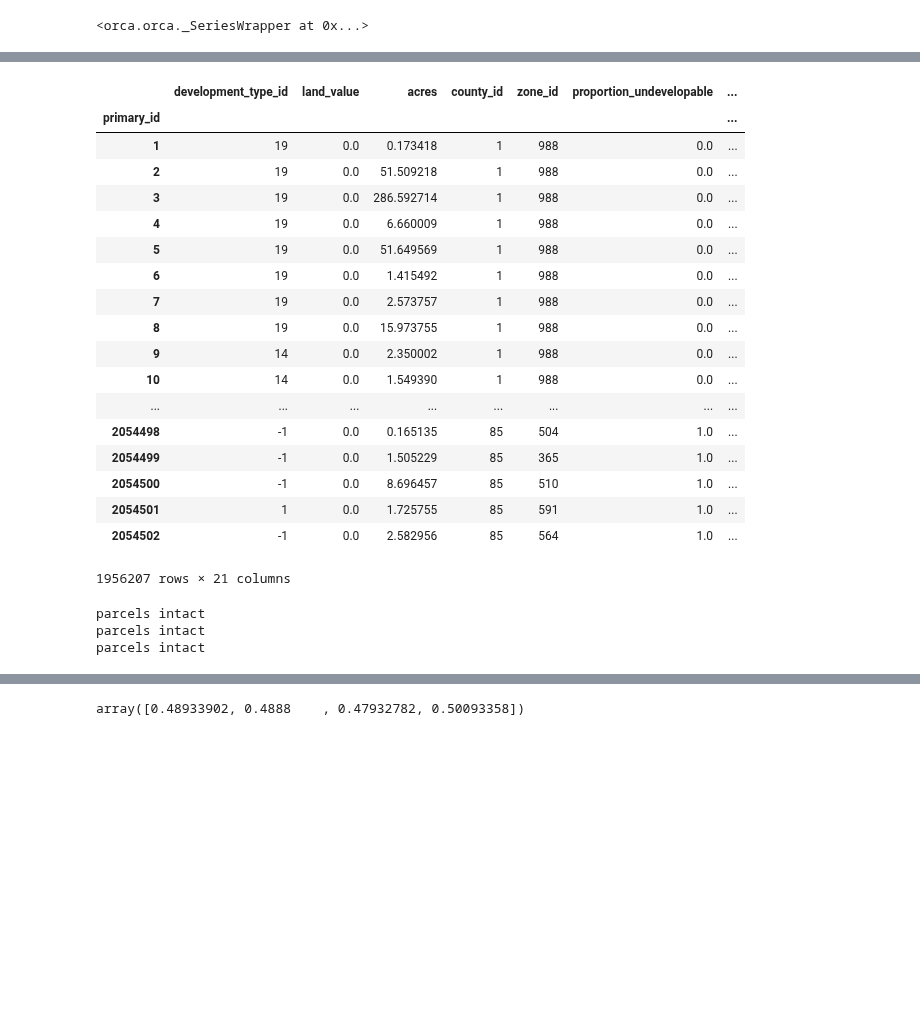
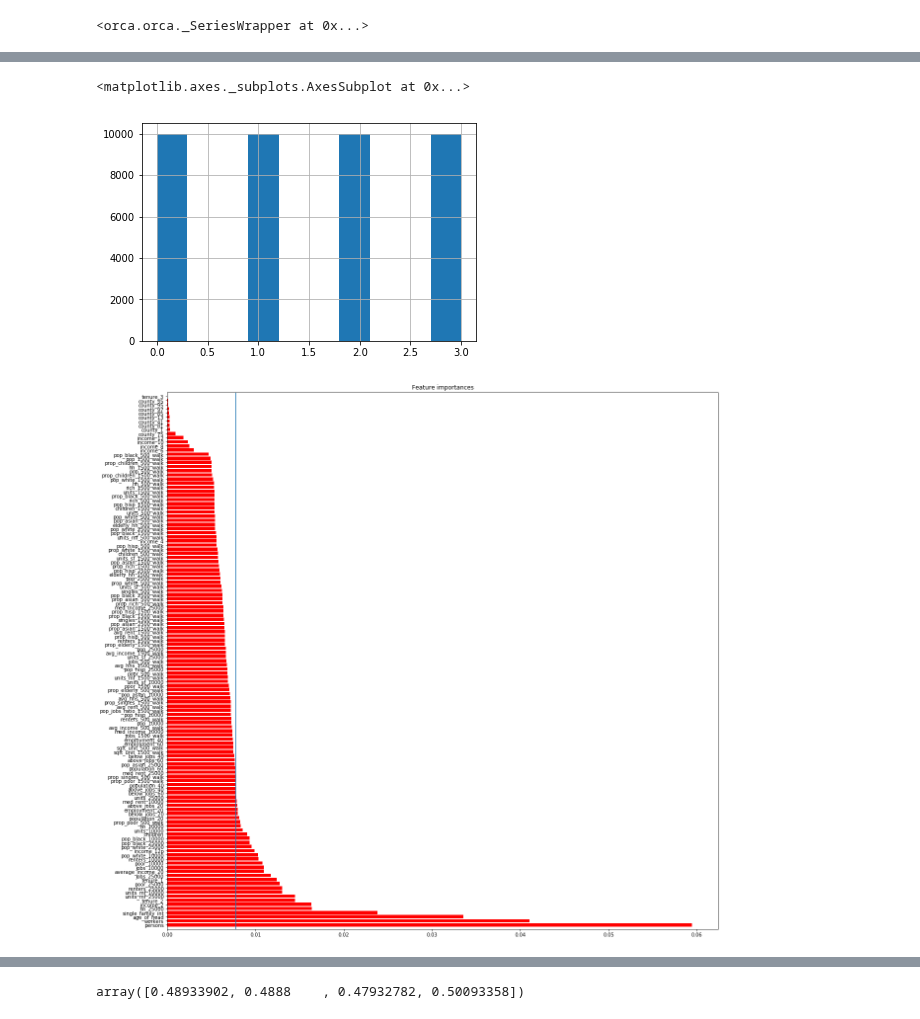
Before and after one commit to ual/ual_model_workspace, a Jupyter notebook: fall-2018-models/notebooks-jayne/auto_ownership.ipynb, the cells around one changed output, grey strips where cells are left out. Saved outputs shown, nothing was run; the diff lists cells and outputs as text; code cells hidden in the pictures; blank space fills up the shorter version.

Commit message:
auto ownership model, demo of RF

```diff
--- a/fall-2018-models/notebooks-jayne/auto_ownership.ipynb
+++ b/fall-2018-models/notebooks-jayne/auto_ownership.ipynb
@@ -149,42 +96,11 @@ orca.add_column('parcels','has_transit',(parcels['transit']>0).astype(int))
+# %%
+for acc_col in set(parcels_with_acc.columns) - set(parcels):
+    # fill NA with median value
+    orca.add_column('parcels',acc_col,
+         parcels_with_acc[acc_col].fillna(parcels_with_acc[acc_col].median())
+                   )
 # %%
 county_dummies = pd.get_dummies(parcels['county_id'].astype(int),prefix='county')
 for i in county_dummies.columns:
     orca.add_column('parcels',i,county_dummies[i])
-# %%
-# use UrbanAccess transit accessibility
-# parcels_trn = pd.read_csv('/home/jayne/ual_model_workspace/fall-2018-models/notebooks-jayne/Py27/parcels_w_trn_acc.csv')
-# todo: match parcels_trn with parcels, and fill NAs with median value.
-parcels1 = pd.merge_ordered(parcels.reset_index(),
-    parcels_trn[['parcel_id','jobs_45','jobs_30','jobs_15']],how = 'left', left_on = 'primary_id', right_on = 'parcel_id'
-).drop('parcel_id',axis = 1).set_index('primary_id')
-
-parcels1
-# %% [output]
-|  | development_type_id | land_value | acres | county_id | zone_id | proportion_undevelopable | ... |
-| primary_id |  |  |  |  |  |  | ... |
-| 1 | 19 | 0.0 | 0.173418 | 1 | 988 | 0.0 | ... |
-| 2 | 19 | 0.0 | 51.509218 | 1 | 988 | 0.0 | ... |
-| 3 | 19 | 0.0 | 286.592714 | 1 | 988 | 0.0 | ... |
-| 4 | 19 | 0.0 | 6.660009 | 1 | 988 | 0.0 | ... |
-| 5 | 19 | 0.0 | 51.649569 | 1 | 988 | 0.0 | ... |
-| 6 | 19 | 0.0 | 1.415492 | 1 | 988 | 0.0 | ... |
-| 7 | 19 | 0.0 | 2.573757 | 1 | 988 | 0.0 | ... |
-| 8 | 19 | 0.0 | 15.973755 | 1 | 988 | 0.0 | ... |
-| 9 | 14 | 0.0 | 2.350002 | 1 | 988 | 0.0 | ... |
-| 10 | 14 | 0.0 | 1.549390 | 1 | 988 | 0.0 | ... |
-| ... | ... | ... | ... | ... | ... | ... | ... |
-| 2054498 | -1 | 0.0 | 0.165135 | 85 | 504 | 1.0 | ... |
-| 2054499 | -1 | 0.0 | 1.505229 | 85 | 365 | 1.0 | ... |
-| 2054500 | -1 | 0.0 | 8.696457 | 85 | 510 | 1.0 | ... |
-| 2054501 | 1 | 0.0 | 1.725755 | 85 | 591 | 1.0 | ... |
-| 2054502 | -1 | 0.0 | 2.582956 | 85 | 564 | 1.0 | ... |
-1956207 rows × 21 columns
-# %%
-for i in ['jobs_45','jobs_30','jobs_15']:
-    orca.add_column('parcels',i, parcels1[i].fillna(parcels1[i].median()))
-    test_parcels()
-# %% [output]
-parcels intact
-parcels intact
-parcels intact
 # %%
@@ -194 +112,22 @@ def hh_merged():
     return df
+# %%
+# feature selection with random forest
+from sklearn.ensemble import RandomForestClassifier
+from sklearn.model_selection import cross_val_score
+rf = RandomForestClassifier(n_estimators=100, random_state=0)
+
+acc_cols = list(orca.get_table('nodessmall').to_frame().columns) + list(orca.get_table('nodeswalk').to_frame().columns) + list(set(parcels_with_acc.columns) - set(parcels))
+
+df = orca.get_table('hh_merged').to_frame()
+# %%
+# balanced sampling
+df1 = pd.concat([df[df.cars_alt == 0].sample(10000, random_state = 0),
+                df[df.cars_alt == 1].sample(10000, random_state = 0),
+                 df[df.cars_alt == 2].sample(10000, random_state = 0),
+                 df[df.cars_alt == 3].sample(10000, random_state = 0)
+                ])
+# %%
+df1['cars_alt'].hist()
+# %% [output]
+<matplotlib.axes._subplots.AxesSubplot at 0x...>
+[figure, added]
@@ -194,0 +146,11 @@ def hh_merged():
+# %%
+plt.figure(figsize = (20,20))
+plt.title("Feature importances")
+plt.barh(range(X0.shape[1]), importances[indices],
+       color="r", align="center")
+plt.axvline(importances.mean())
+plt.yticks(range(X0.shape[1]), X0.columns[indices])
+plt.ylim([-1, X0.shape[1]])
+plt.show()
+# %% [output]
+[figure, added]
```
Also changed, not shown: parts of 29 cells of this notebook.
